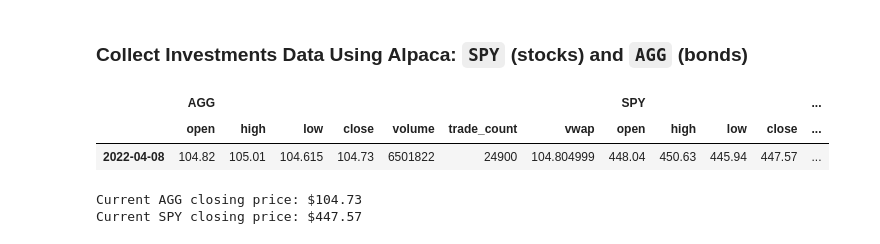
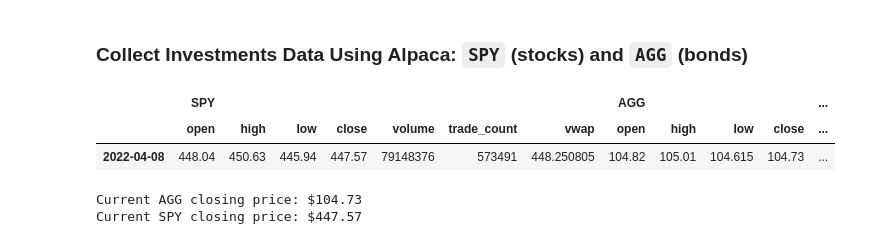
Before and after one commit to AkanSri/Rutgers-FinTech, a Jupyter notebook: 02-Homework/05-APIs/Starter_Code/financial-planner.ipynb, the cells around one changed output. Cells and saved outputs as stored; diff of their text form; code cells hidden in the pictures.

```diff
--- a/02-Homework/05-APIs/Starter_Code/financial-planner.ipynb
+++ b/02-Homework/05-APIs/Starter_Code/financial-planner.ipynb
@@ -63,37 +63,37 @@ api = tradeapi.REST(
 # %%
 # Format current date as ISO format
 current_date = ( pd.Timestamp("2022-04-08", tz="America/New_York") ).isoformat()
 
 # Set the tickers
 tickers = ["AGG", "SPY"]
 
 # Set timeframe to "1Day" for Alpaca API
 timeframe = "1Day"
 
 # Get current closing prices for SPY and AGG
 ticker_data = api.get_bars(
     tickers,
     timeframe,
     start=current_date,
     end=current_date
 ).df
 
 
 # Reorganize the DataFrame
 # Separate ticker data
 AGG = ticker_data[ticker_data['symbol']=='AGG'].drop('symbol', axis=1)
 SPY = ticker_data[ticker_data['symbol']=='SPY'].drop('symbol', axis=1)
 
 
 # Concatenate the ticker DataFrames
-ticker_data = pd.concat([AGG, SPY],axis=1, keys=['AGG', 'SPY'])
+ticker_data = pd.concat([SPY,AGG],axis=1, keys=['SPY', 'AGG'])
 ticker_data.index = ticker_data.index.date
 # Preview DataFrame
 ticker_data
 # %% [output]
-|  | AGG |  |  |  |  |  |  | SPY |  |  |  | ... |
+|  | SPY |  |  |  |  |  |  | AGG |  |  |  | ... |
 |  | open | high | low | close | volume | trade_count | vwap | open | high | low | close | ... |
-| 2022-04-08 | 104.82 | 105.01 | 104.615 | 104.73 | 6501822 | 24900 | 104.804999 | 448.04 | 450.63 | 445.94 | 447.57 | ... |
+| 2022-04-08 | 448.04 | 450.63 | 445.94 | 447.57 | 79148376 | 573491 | 448.250805 | 104.82 | 105.01 | 104.615 | 104.73 | ... |
 # %%
 # Pick AGG and SPY close prices
 agg_close_price = ticker_data['AGG']['close'][pd.to_datetime(current_date).date()]
```
Also changed, not shown: parts of 24 cells of this notebook.
